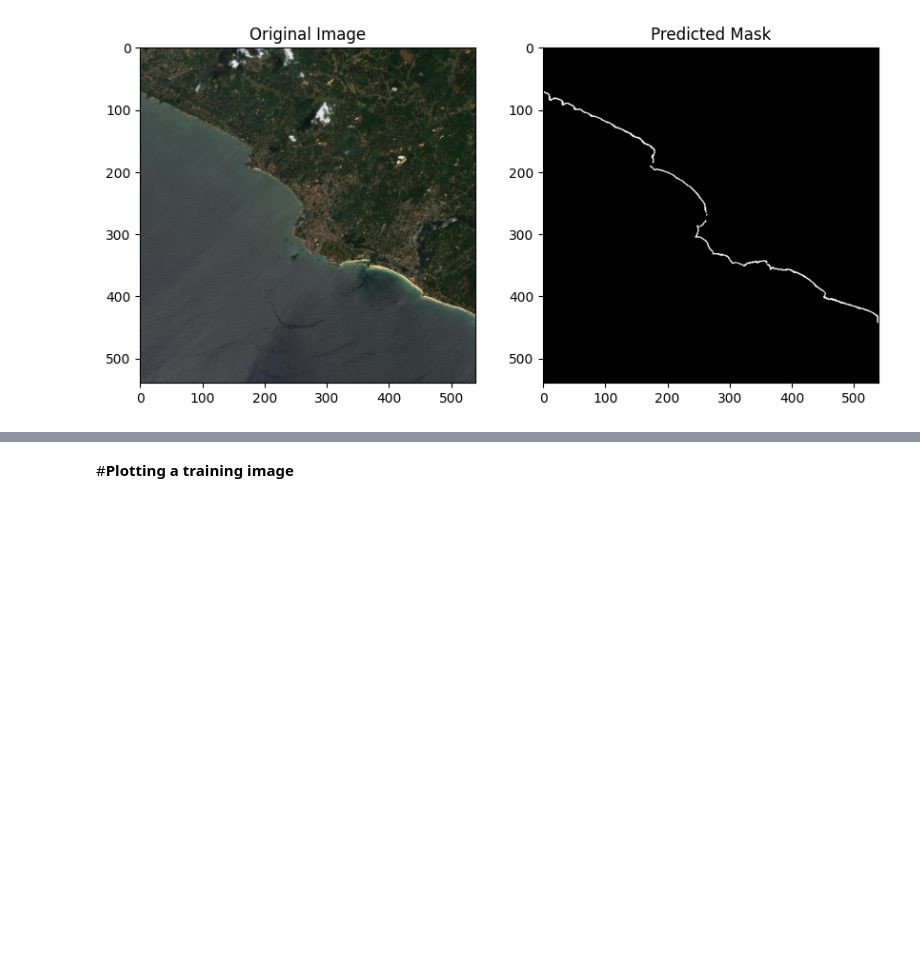
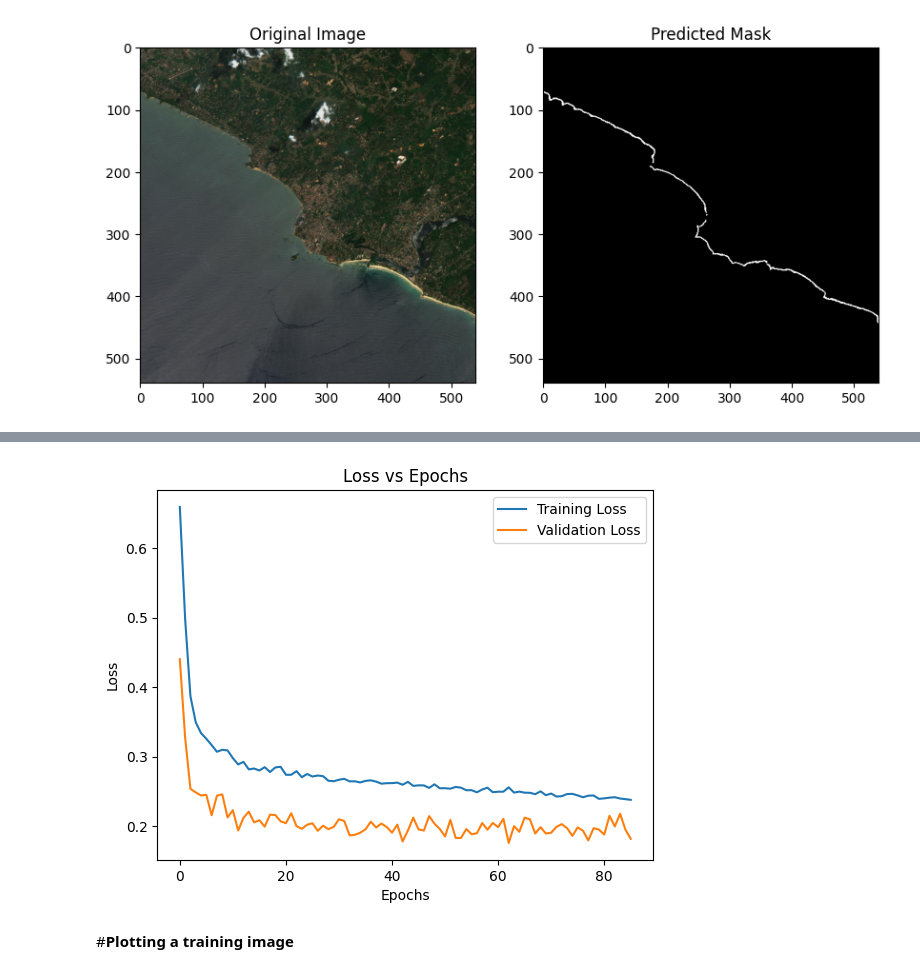
Before and after one commit to WasifAsi/DSGP_GP-19, a Jupyter notebook: Models/DeepLab.ipynb, the cells around one changed output, grey strips where cells are left out. Cells and saved outputs as stored; diff of their text form; code cells hidden in the pictures; blank space fills up the shorter version.

```diff
--- a/Models/DeepLab.ipynb
+++ b/Models/DeepLab.ipynb
@@ -592,3 +654,25 @@ Drive already mounted at /content/drive; to attempt to forcibly remount, call dr
+# %%
+import pickle
+import matplotlib.pyplot as plt
+
+# Step 1: Load the training history from the .pkl file
+with open('training_history_deeplabv3.pkl', 'rb') as f:
+    history = pickle.load(f)
+
+# Step 2: Extract the loss values (typically stored under 'loss' or 'val_loss')
+train_loss = history['loss']  # or history.get('loss') if using a dictionary format
+val_loss = history['val_loss']  # if you also want to plot validation loss
+
+# Step 3: Plot the loss graph
+plt.plot(train_loss, label='Training Loss')
+plt.plot(val_loss, label='Validation Loss')
+plt.xlabel('Epochs')
+plt.ylabel('Loss')
+plt.title('Loss vs Epochs')
+plt.legend()
+plt.show()
+# %% [output]
+[figure, added]
 # %% [markdown]
 #**Plotting a training image**
 # %%
```
Also changed, not shown: parts of 1 cell of this notebook.
